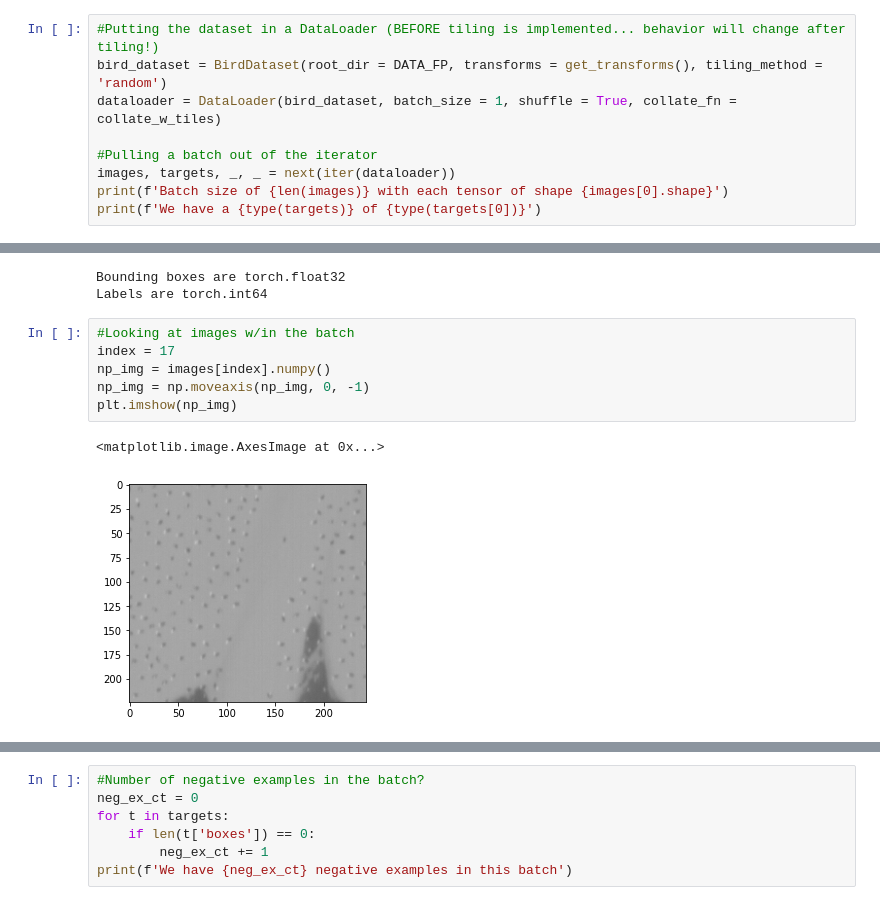
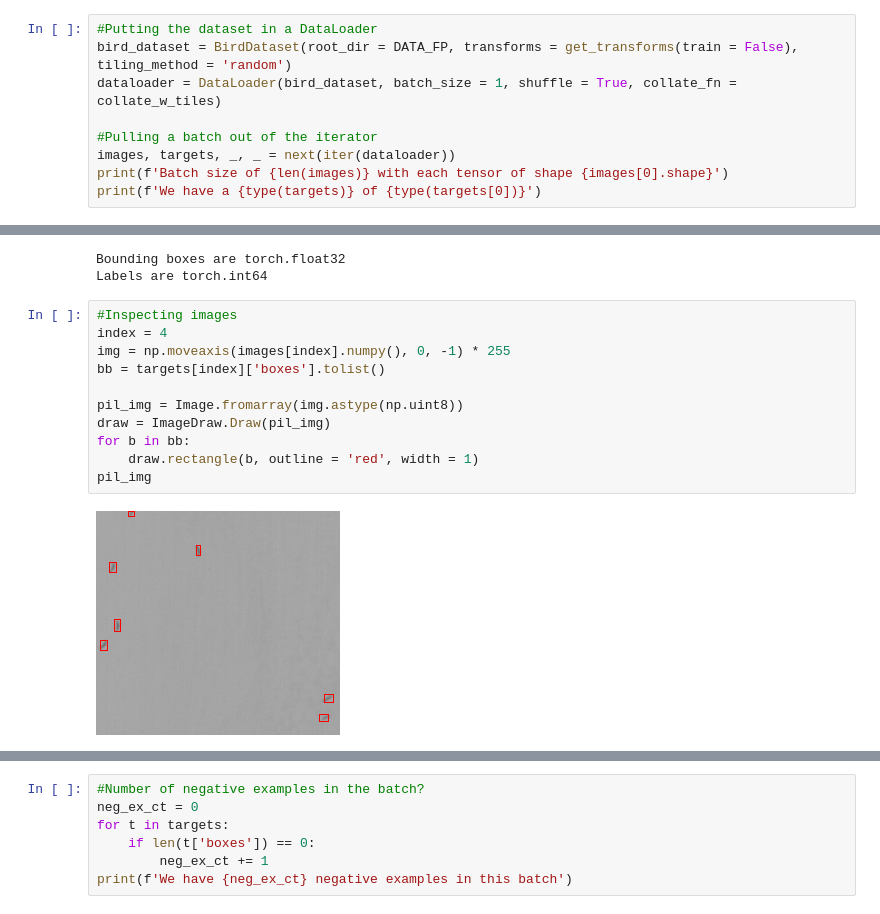
Before and after one commit to emiliolr/counting-cranes, a Jupyter notebook: miscellaneous/tests.ipynb, the cells around one changed output, grey strips where cells are left out. Cells and saved outputs as stored; diff of their text form.

```diff
--- a/miscellaneous/tests.ipynb
+++ b/miscellaneous/tests.ipynb
@@ -50,8 +50,8 @@ FLIR2_20210321_201851_358_2510.TIF contains 4292 birds in total
 # %% [markdown]
 ## Testing the `BirdDataset` object
 # %%
-#Putting the dataset in a DataLoader (BEFORE tiling is implemented... behavior will change after tiling!)
-bird_dataset = BirdDataset(root_dir = DATA_FP, transforms = get_transforms(), tiling_method = 'random')
+#Putting the dataset in a DataLoader
+bird_dataset = BirdDataset(root_dir = DATA_FP, transforms = get_transforms(train = False), tiling_method = 'random')
 dataloader = DataLoader(bird_dataset, batch_size = 1, shuffle = True, collate_fn = collate_w_tiles)
 
 #Pulling a batch out of the iterator
@@ -69,15 +69,19 @@ print(f'Labels are {t["labels"].dtype}')
 # %% [output]
 Bounding boxes are torch.float32
 Labels are torch.int64
-# %%
-#Looking at images w/in the batch
-index = 17
-np_img = images[index].numpy()
-np_img = np.moveaxis(np_img, 0, -1)
-plt.imshow(np_img)
-# %% [output]
-<matplotlib.image.AxesImage at 0x...>
-[figure, removed]
+# %%
+#Inspecting images
+index = 4
+img = np.moveaxis(images[index].numpy(), 0, -1) * 255
+bb = targets[index]['boxes'].tolist()
+
+pil_img = Image.fromarray(img.astype(np.uint8))
+draw = ImageDraw.Draw(pil_img)
+for b in bb:
+    draw.rectangle(b, outline = 'red', width = 1)
+pil_img
+# %% [output]
+[figure, added]
 # %%
 #Checking the target dictionaries
 print(f'{len(targets[index]["boxes"])} birds in tile {index}')
```
Also changed, not shown: parts of 1 cell of this notebook, 2 other files.
